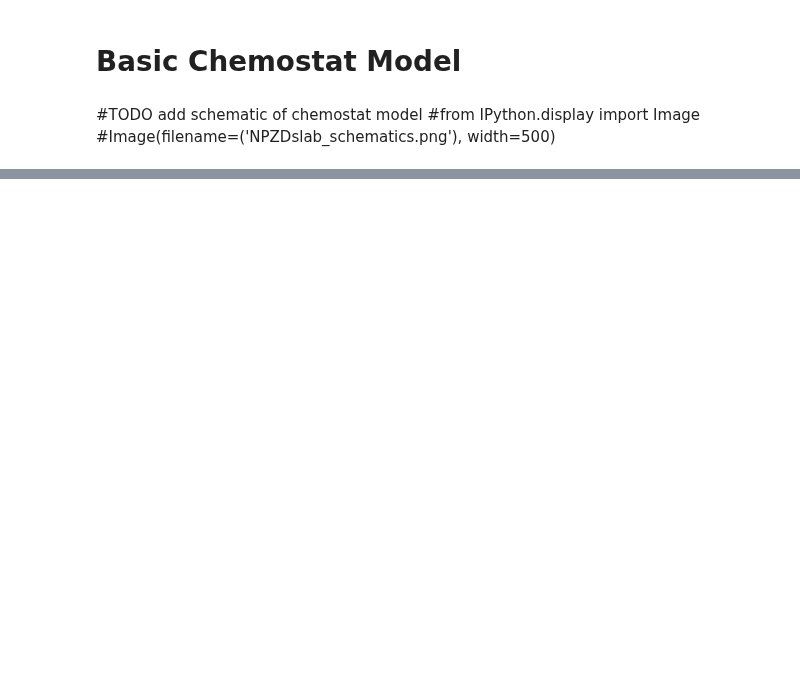
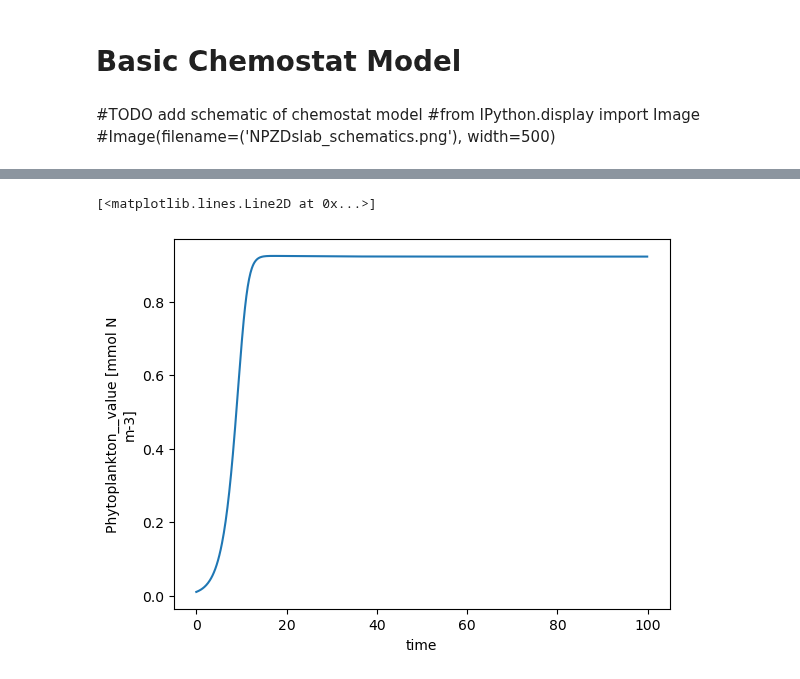
Before and after one commit to ben1post/phydra, a Jupyter notebook: examples/NP_Chemostat_ModelApplication_1.ipynb, the cells around one changed output, grey strips where cells are left out. Drawn from its saved outputs; the diff is of its cells as text; code cells hidden in the pictures; blank space fills up the shorter version.

Commit message:
update chemostat model

```diff
--- a/examples/NP_Chemostat_ModelApplication_1.ipynb
+++ b/examples/NP_Chemostat_ModelApplication_1.ipynb
@@ -142,3 +6,0 @@ import zarr
-# %%
-with NPChemostat:
-    chemostat_out = chemostat_setup.xsimlab.run()#batch_dim="hello", parallel=True)
@@ -178,7 +6,0 @@ plt.plot(time, chemostat_out.Growth__uptake_value)
-# %%
-## now add sinusoidal forcing:
-NPChemostat_sinu = NPChemostat.update_processes({'N0':SinusoidalForcing})
-
-with NPChemostat_sinu:
-    chemostat_setup_sinu = chemostat_setup.xsimlab.update_vars(input_vars={'N0':{'forcing_label':'N0', 'period':24}})
-    chemostat_out_sinu = chemostat_setup_sinu.xsimlab.run()
@@ -272,0 +62,18 @@ plt.show()
+# %%
+chemostat_setup = xso.setup(solver='stepwise', model=NPChemostat,
+            time=np.arange(0,100, 0.1),
+            input_vars={
+                    # State variables
+                    'Nutrient':{'value_label':'N','value_init':1.},
+                    'Phytoplankton':{'value_label':'P','value_init':0.01},
+
+                    # Flows:
+                    'Inflow':{'source':'N0', 'rate':0.1, 'sink':'N'},
+                    'Outflow':{'var_list':['N', 'P'], 'rate':0.1},
+
+                    # Growth
+                    'Growth':{'resource':'N', 'consumer':'P', 'halfsat':0.7},
+
+                    # Forcings
+                    'N0':{'forcing_label':'N0', 'value':1.}
+            })
@@ -272,0 +102,3 @@ plt.show()
+# %%
+with ProgressBar():
+    chemostat_out = chemostat_setup.xsimlab.run(model=NPChemostat)
@@ -272,0 +129,5 @@ plt.show()
+# %%
+chemostat_out.Phytoplankton__value.plot(x='time')
+# %% [output]
+[<matplotlib.lines.Line2D at 0x...>]
+[figure, added]
```
Also changed, not shown: parts of 35 cells of this notebook, 17 other files.
